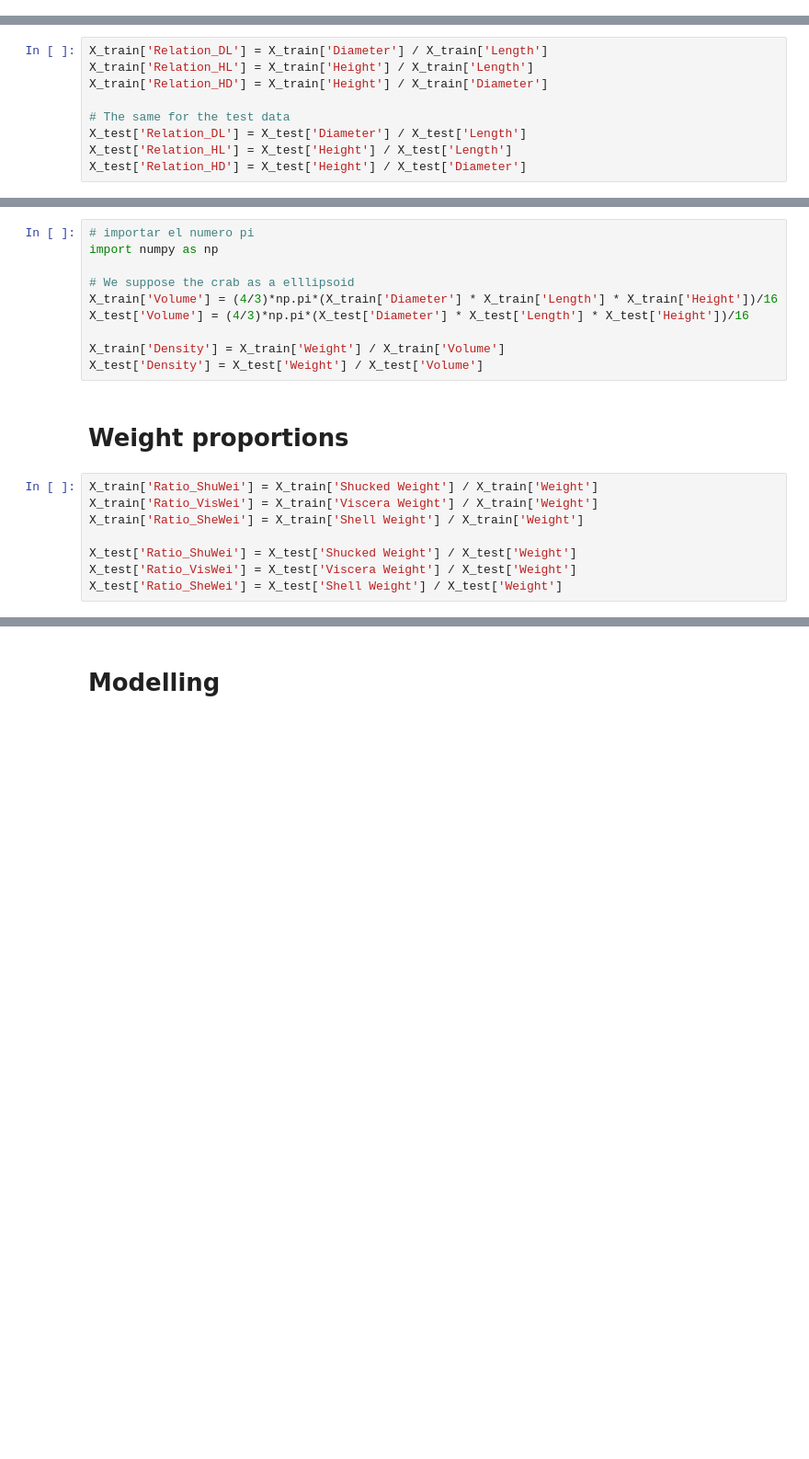
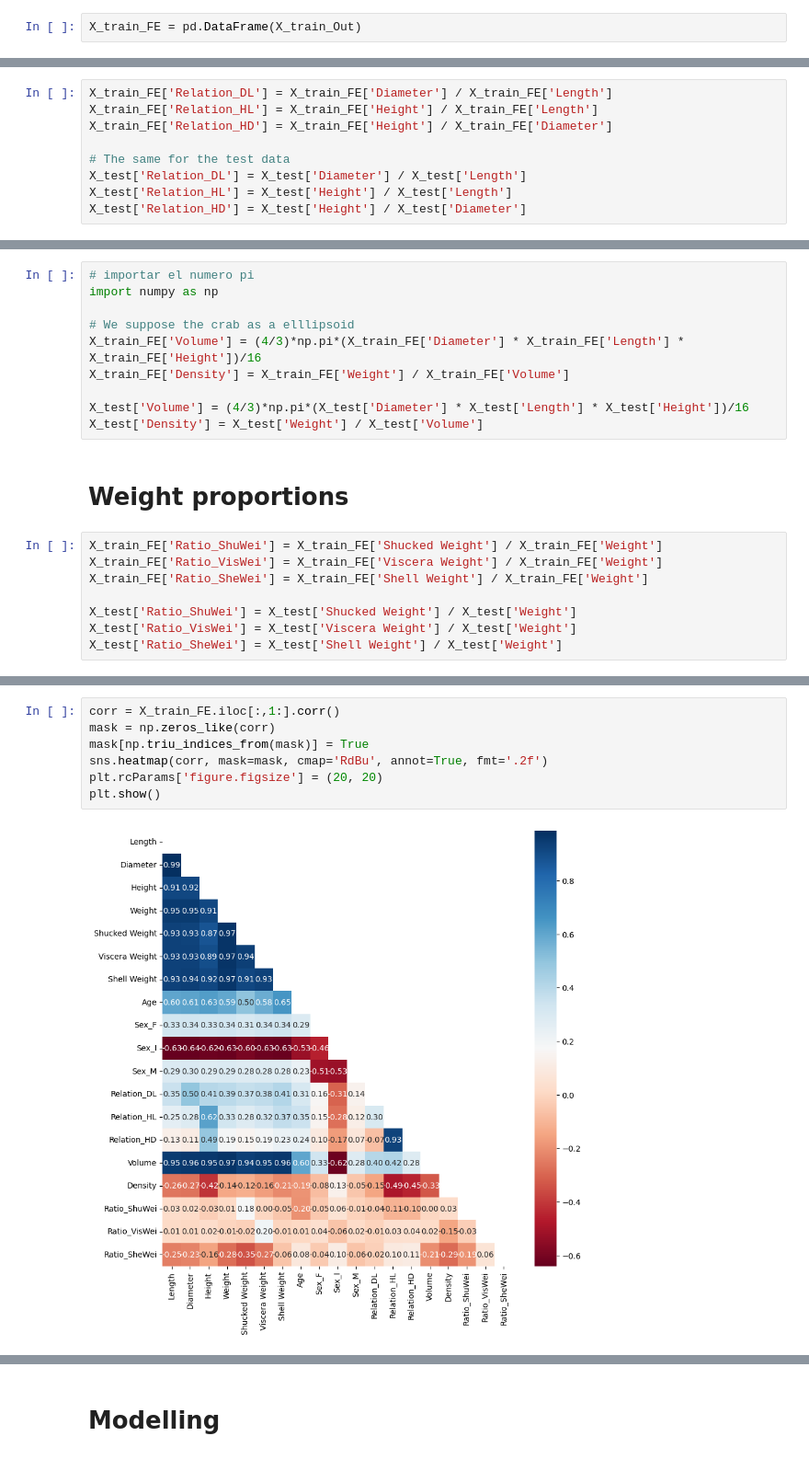
Before and after one commit to JMViJi/Regression-with-a-Crab-Age-Dataset, a Jupyter notebook: CrabAgeCompetition.ipynb, the cells around one changed output, grey strips where cells are left out. Shown at 92% size. Drawn from its saved outputs; the diff is of its cells as text; blank space fills up the shorter version.

```diff
--- a/CrabAgeCompetition.ipynb
+++ b/CrabAgeCompetition.ipynb
@@ -230,12 +215,14 @@ Here are some characteristics and behaviors of crabs that might be relevant for
 - Sex and Reproduction: Growth patterns can vary between male and female crabs, especially in relation to reproduction. For example, females may stop growing when they start reproducing, whereas males may continue to grow for longer. Therefore, the sex of the crab could be a significant factor in predicting its age.
 # %% [markdown]
 We are going to create the following type o features:
+# %%
+X_train_FE = pd.DataFrame(X_train_Out)
 # %% [markdown]
 ## Dimension ratios
 # %%
-X_train['Relation_DL'] = X_train['Diameter'] / X_train['Length']
-X_train['Relation_HL'] = X_train['Height'] / X_train['Length']
-X_train['Relation_HD'] = X_train['Height'] / X_train['Diameter']
+X_train_FE['Relation_DL'] = X_train_FE['Diameter'] / X_train_FE['Length']
+X_train_FE['Relation_HL'] = X_train_FE['Height'] / X_train_FE['Length']
+X_train_FE['Relation_HD'] = X_train_FE['Height'] / X_train_FE['Diameter']
 
 # The same for the test data
 X_test['Relation_DL'] = X_test['Diameter'] / X_test['Length']
@@ -248,17 +235,17 @@ X_test['Relation_HD'] = X_test['Height'] / X_test['Diameter']
 import numpy as np
 
 # We suppose the crab as a elllipsoid
-X_train['Volume'] = (4/3)*np.pi*(X_train['Diameter'] * X_train['Length'] * X_train['Height'])/16
+X_train_FE['Volume'] = (4/3)*np.pi*(X_train_FE['Diameter'] * X_train_FE['Length'] * X_train_FE['Height'])/16
+X_train_FE['Density'] = X_train_FE['Weight'] / X_train_FE['Volume']
+
 X_test['Volume'] = (4/3)*np.pi*(X_test['Diameter'] * X_test['Length'] * X_test['Height'])/16
-
-X_train['Density'] = X_train['Weight'] / X_train['Volume']
 X_test['Density'] = X_test['Weight'] / X_test['Volume']
 # %% [markdown]
 # Weight proportions
 # %%
-X_train['Ratio_ShuWei'] = X_train['Shucked Weight'] / X_train['Weight']
-X_train['Ratio_VisWei'] = X_train['Viscera Weight'] / X_train['Weight']
-X_train['Ratio_SheWei'] = X_train['Shell Weight'] / X_train['Weight']
+X_train_FE['Ratio_ShuWei'] = X_train_FE['Shucked Weight'] / X_train_FE['Weight']
+X_train_FE['Ratio_VisWei'] = X_train_FE['Viscera Weight'] / X_train_FE['Weight']
+X_train_FE['Ratio_SheWei'] = X_train_FE['Shell Weight'] / X_train_FE['Weight']
 
 X_test['Ratio_ShuWei'] = X_test['Shucked Weight'] / X_test['Weight']
 X_test['Ratio_VisWei'] = X_test['Viscera Weight'] / X_test['Weight']
@@ -266,3 +262,12 @@ X_test['Ratio_SheWei'] = X_test['Shell Weight'] / X_test['Weight']
+# %%
+corr = X_train_FE.iloc[:,1:].corr()
+mask = np.zeros_like(corr)
+mask[np.triu_indices_from(mask)] = True
+sns.heatmap(corr, mask=mask, cmap='RdBu', annot=True, fmt='.2f')
+plt.rcParams['figure.figsize'] = (20, 20)
+plt.show()
+# %% [output]
+[figure, added]
 # %%
 X_train.head()
 # %% [output]
```
Also changed, not shown: parts of 71 cells of this notebook.
